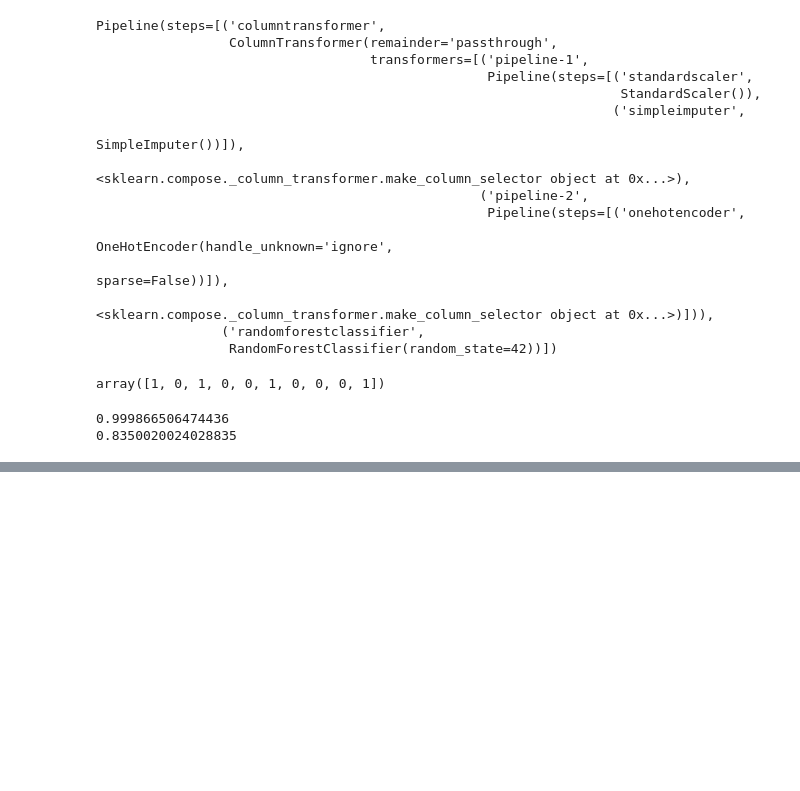
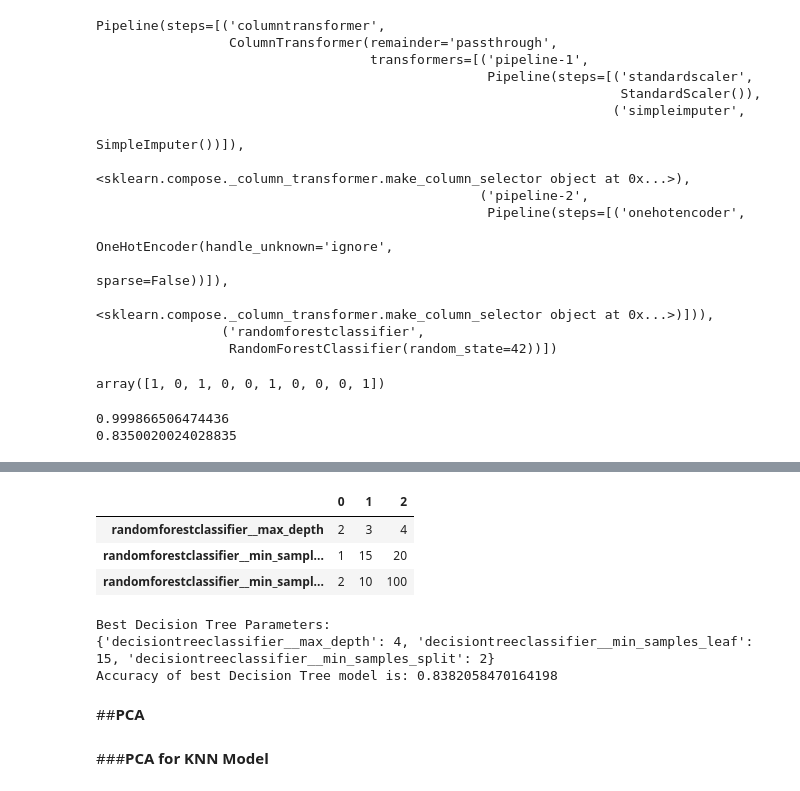
Before and after one commit to JoeBwonKenobi/Car-Insurance-Project, a Jupyter notebook: Project2_Part_4.ipynb, the cells around one changed output, grey strips where cells are left out. Cells and saved outputs as stored; diff of their text form; code cells hidden in the pictures; blank space fills up the shorter version.

```diff
--- a/Project2_Part_4.ipynb
+++ b/Project2_Part_4.ipynb
@@ -777,0 +989,29 @@ dt_grid_search = GridSearchCV(estimator= rf_pipe, param_grid = param_grid, cv =
+# %%
+#create and visualize our parameter grid
+dt_param_grid = {'decisiontreeclassifier__max_depth': [2,3,4],
+                 'decisiontreeclassifier__min_samples_leaf': [1,15,20],
+                 'decisiontreeclassifier__min_samples_split': [2, 10, 100]}
+
+pd.DataFrame(rf_param_grid).T
+# %% [output]
+|  | 0 | 1 | 2 |
+| randomforestclassifier__max_depth | 2 | 3 | 4 |
+| randomforestclassifier__min_sampl... | 1 | 15 | 20 |
+| randomforestclassifier__min_sampl... | 2 | 10 | 100 |
+# %%
+#Decision Tree GridsearchCV
+dt_pipe_gs = GridSearchCV(dt_pipe, dt_param_grid)
+
+dt_pipe_gs.fit(X_train, y_train)
+print('Best Decision Tree Parameters:')
+print(dt_pipe_gs.best_params_)
+best_pipe = dt_pipe_gs.best_estimator_
+print(f'Accuracy of best Decision Tree model is: {best_pipe.score(X_test, y_test)}')
+# %% [output]
+Best Decision Tree Parameters:
+{'decisiontreeclassifier__max_depth': 4, 'decisiontreeclassifier__min_samples_leaf': 15, 'decisiontreeclassifier__min_samples_split': 2}
+Accuracy of best Decision Tree model is: 0.8382058470164198
+# %% [markdown]
+##**PCA**
+# %% [markdown]
+###**PCA for KNN Model**
```
Also changed, not shown: parts of 72 cells of this notebook.
